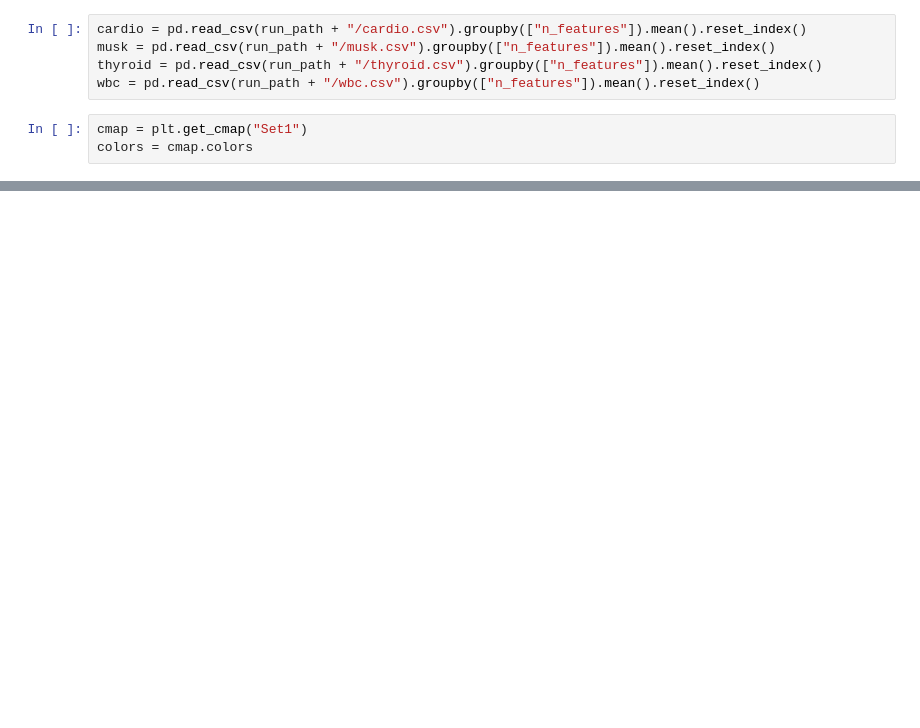
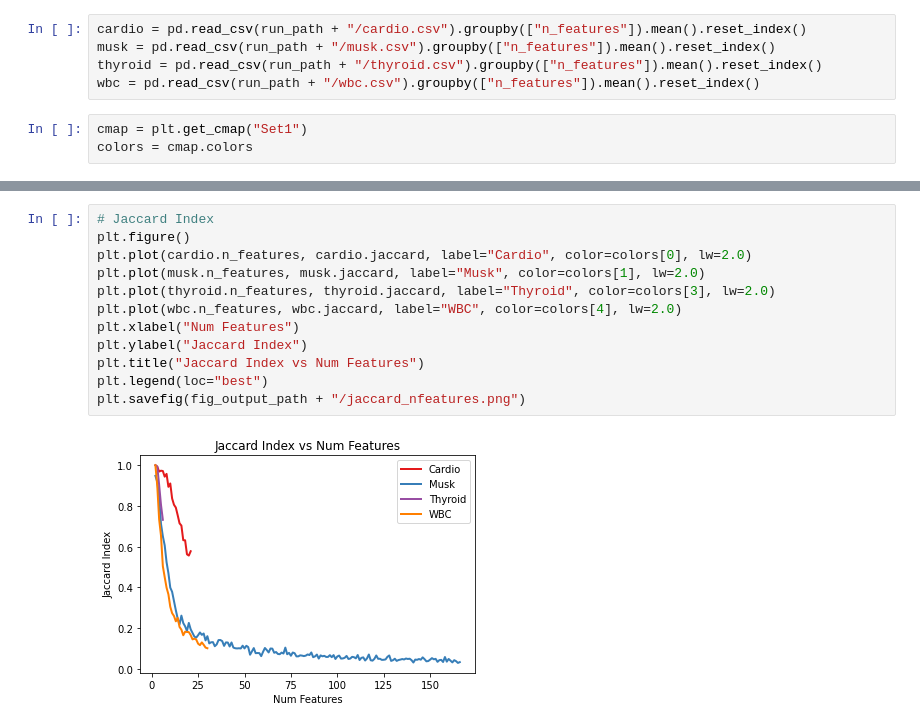
Before and after one commit to PeterVanNostrand/FACET, a Jupyter notebook: figures/vary-dim/vary_dim.ipynb, the cells around one changed output, grey strips where cells are left out. Drawn from its saved outputs; the diff is of its cells as text; blank space fills up the shorter version.

Commit message:
Results adding Q and Jaccard

```diff
--- a/figures/vary-dim/vary_dim.ipynb
+++ b/figures/vary-dim/vary_dim.ipynb
@@ -146,0 +161,14 @@ plt.savefig(fig_output_path + "/depth_nfeatures.png")
+# %%
+# Jaccard Index
+plt.figure()
+plt.plot(cardio.n_features, cardio.jaccard, label="Cardio", color=colors[0], lw=2.0)
+plt.plot(musk.n_features, musk.jaccard, label="Musk", color=colors[1], lw=2.0)
+plt.plot(thyroid.n_features, thyroid.jaccard, label="Thyroid", color=colors[3], lw=2.0)
+plt.plot(wbc.n_features, wbc.jaccard, label="WBC", color=colors[4], lw=2.0)
+plt.xlabel("Num Features")
+plt.ylabel("Jaccard Index")
+plt.title("Jaccard Index vs Num Features")
+plt.legend(loc="best")
+plt.savefig(fig_output_path + "/jaccard_nfeatures.png")
+# %% [output]
+[figure, added]
```
Also changed, not shown: parts of 8 cells of this notebook, 15 other files.
